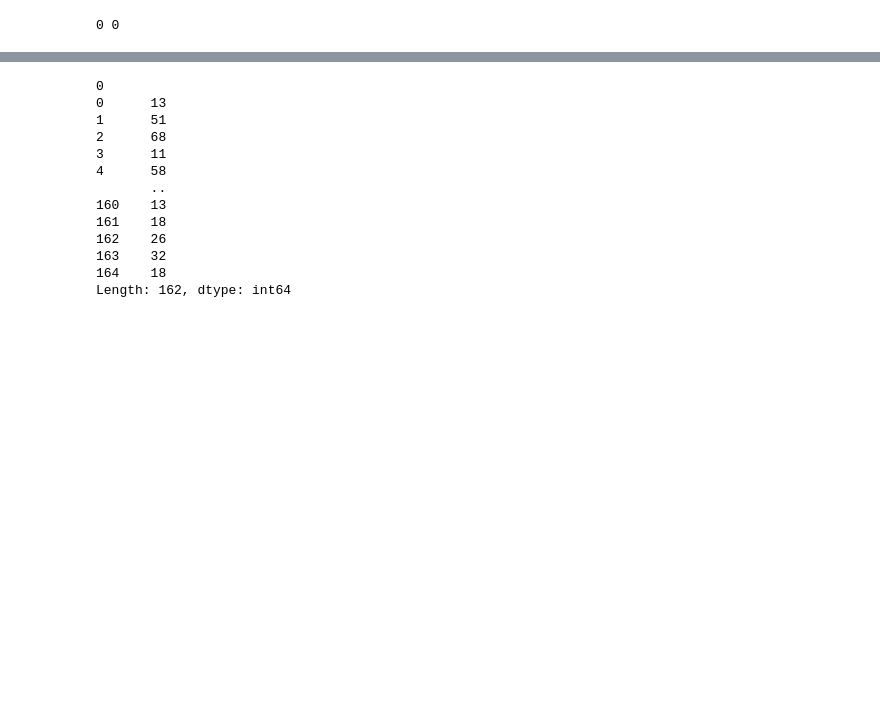
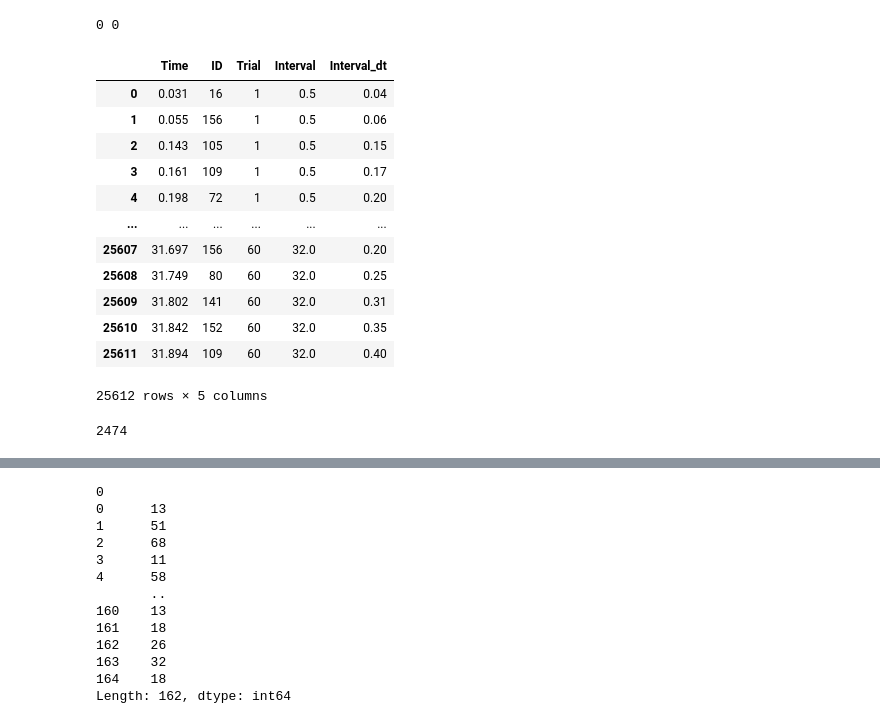
Before and after one commit to a-antoniades/neuroformer_, a Jupyter notebook: analyze_onecombo_vit.ipynb, the cells around one changed output, grey strips where cells are left out. Saved outputs shown, nothing was run; the diff lists cells and outputs as text; code cells hidden in the pictures; blank space fills up the shorter version.

```diff
--- a/analyze_onecombo_vit.ipynb
+++ b/analyze_onecombo_vit.ipynb
@@ -72,7 +71,7 @@ plt.imshow(video_stack[2, 1].permute(1, 2, 0))
 # spike_path = "/home/antonis/projects/slab/git/slab/transformer_exp/code/data/SImNew3D/neural/NatureMoviePart1-A" # "code/data/SImIm/simNeu_3D_WithNorm__Combo3.mat"
 from SpikeVidUtils import trial_df_combo3
 
-spike_data = scipyio.loadmat(parent_path + "/data/OneCombo3/spiketrain.mat")
+spike_data = scipyio.loadmat("/Users/aantoniades/projects/slab/neuroformer/data/OneCombo3/spiketrain.mat")
 spike_data = np.squeeze(spike_data['spiketrain'].T, axis=-1)
 spike_data = [trial_df_combo3(spike_data, n_stim) for n_stim in range(3)]
 spike_data = pd.concat(spike_data, axis=0)
@@ -246,3 +246,19 @@ predicted_df = pd.DataFrame(predicted.numpy())
 print(len(true_df[true_df[0] == 512]), len(predicted_df[predicted_df[0] == 512]))
 # %% [output]
 0 0
+# %%
+df
+# %% [output]
+|  | Time | ID | Trial | Interval | Interval_dt |
+| 0 | 0.031 | 16 | 1 | 0.5 | 0.04 |
+| 1 | 0.055 | 156 | 1 | 0.5 | 0.06 |
+| 2 | 0.143 | 105 | 1 | 0.5 | 0.15 |
+| 3 | 0.161 | 109 | 1 | 0.5 | 0.17 |
+| 4 | 0.198 | 72 | 1 | 0.5 | 0.20 |
+| ... | ... | ... | ... | ... | ... |
+| 25607 | 31.697 | 156 | 60 | 32.0 | 0.20 |
+| 25608 | 31.749 | 80 | 60 | 32.0 | 0.25 |
+| 25609 | 31.802 | 141 | 60 | 32.0 | 0.31 |
+| 25610 | 31.842 | 152 | 60 | 32.0 | 0.35 |
+| 25611 | 31.894 | 109 | 60 | 32.0 | 0.40 |
+25612 rows × 5 columns
@@ -249,2 +269,6 @@ print(len(true_df[true_df[0] == 512]), len(predicted_df[predicted_df[0] == 512])
+# %%
+len(test_data)
+# %% [output]
+2474
 # %%
 df_pred = pd.DataFrame({'True':true, 'Predicted':predicted, 'Time':true_timing})    # Time':test_data['Time']})
```
Also changed, not shown: parts of 7 cells of this notebook, 5 other files.
